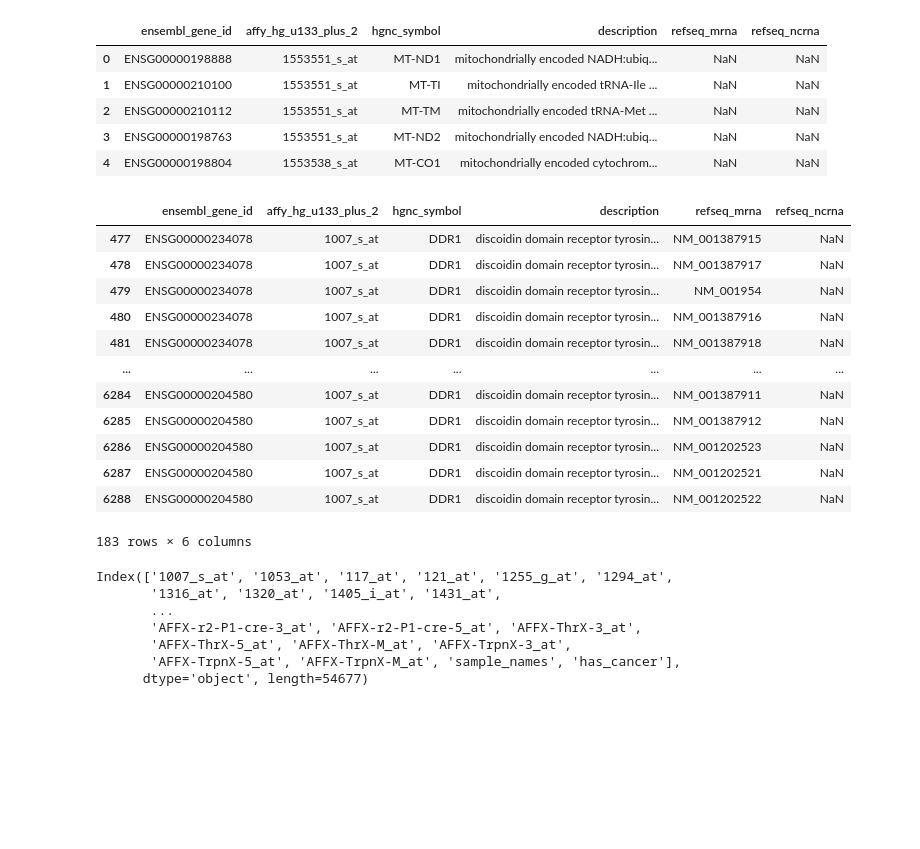
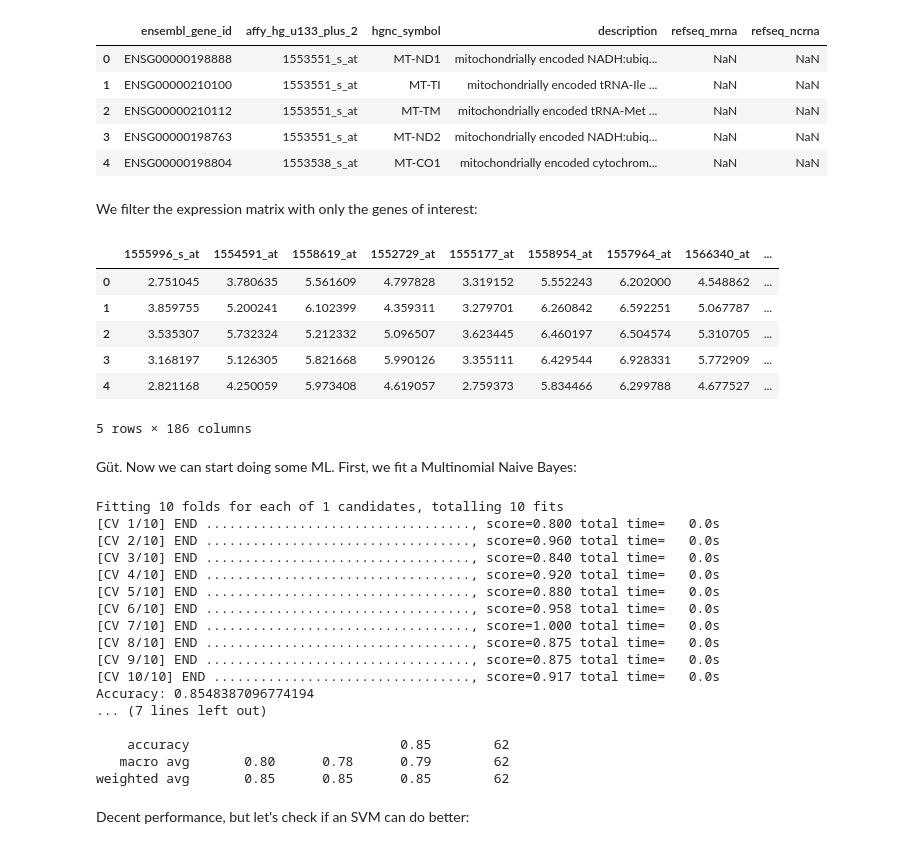
Before and after one commit to annalisaxamin/LBDM, a Jupyter notebook: Python/test_ML.ipynb, the cells around one changed output. Cells and saved outputs as stored; diff of their text form; code cells hidden in the pictures; blank space fills up the shorter version.

```diff
--- a/Python/test_ML.ipynb
+++ b/Python/test_ML.ipynb
@@ -22,29 +34,5 @@ annotation.head(5)
 | 2 | ENSG00000210112 | 1553551_s_at | MT-TM | mitochondrially encoded tRNA-Met ... | NaN | NaN |
 | 3 | ENSG00000198763 | 1553551_s_at | MT-ND2 | mitochondrially encoded NADH:ubiq... | NaN | NaN |
 | 4 | ENSG00000198804 | 1553538_s_at | MT-CO1 | mitochondrially encoded cytochrom... | NaN | NaN |
-# %%
-annotation[annotation['affy_hg_u133_plus_2'] == '1007_s_at']
-# %% [output]
-|  | ensembl_gene_id | affy_hg_u133_plus_2 | hgnc_symbol | description | refseq_mrna | refseq_ncrna |
-| 477 | ENSG00000234078 | 1007_s_at | DDR1 | discoidin domain receptor tyrosin... | NM_001387915 | NaN |
-| 478 | ENSG00000234078 | 1007_s_at | DDR1 | discoidin domain receptor tyrosin... | NM_001387917 | NaN |
-| 479 | ENSG00000234078 | 1007_s_at | DDR1 | discoidin domain receptor tyrosin... | NM_001954 | NaN |
-| 480 | ENSG00000234078 | 1007_s_at | DDR1 | discoidin domain receptor tyrosin... | NM_001387916 | NaN |
-| 481 | ENSG00000234078 | 1007_s_at | DDR1 | discoidin domain receptor tyrosin... | NM_001387918 | NaN |
-| ... | ... | ... | ... | ... | ... | ... |
-| 6284 | ENSG00000204580 | 1007_s_at | DDR1 | discoidin domain receptor tyrosin... | NM_001387911 | NaN |
-| 6285 | ENSG00000204580 | 1007_s_at | DDR1 | discoidin domain receptor tyrosin... | NM_001387912 | NaN |
-| 6286 | ENSG00000204580 | 1007_s_at | DDR1 | discoidin domain receptor tyrosin... | NM_001202523 | NaN |
-| 6287 | ENSG00000204580 | 1007_s_at | DDR1 | discoidin domain receptor tyrosin... | NM_001202521 | NaN |
-| 6288 | ENSG00000204580 | 1007_s_at | DDR1 | discoidin domain receptor tyrosin... | NM_001202522 | NaN |
-183 rows × 6 columns
-# %%
-expression_matrix.columns.unique()
-# %% [output]
-Index(['1007_s_at', '1053_at', '117_at', '121_at', '1255_g_at', '1294_at',
-       '1316_at', '1320_at', '1405_i_at', '1431_at',
-       ...
-       'AFFX-r2-P1-cre-3_at', 'AFFX-r2-P1-cre-5_at', 'AFFX-ThrX-3_at',
-       'AFFX-ThrX-5_at', 'AFFX-ThrX-M_at', 'AFFX-TrpnX-3_at',
-       'AFFX-TrpnX-5_at', 'AFFX-TrpnX-M_at', 'sample_names', 'has_cancer'],
-      dtype='object', length=54677)
+# %% [markdown]
+We filter the expression matrix with only the genes of interest:
@@ -50,0 +46,11 @@ Index(['1007_s_at', '1053_at', '117_at', '121_at', '1255_g_at', '1294_at',
+# %%
+expression_matrix_filtered["has_cancer"] = expression_matrix["has_cancer"]
+expression_matrix_filtered.head(5)
+# %% [output]
+|  | 1555996_s_at | 1554591_at | 1558619_at | 1552729_at | 1555177_at | 1558954_at | 1557964_at | 1566340_at | ... |
+| 0 | 2.751045 | 3.780635 | 5.561609 | 4.797828 | 3.319152 | 5.552243 | 6.202000 | 4.548862 | ... |
+| 1 | 3.859755 | 5.200241 | 6.102399 | 4.359311 | 3.279701 | 6.260842 | 6.592251 | 5.067787 | ... |
+| 2 | 3.535307 | 5.732324 | 5.212332 | 5.096507 | 3.623445 | 6.460197 | 6.504574 | 5.310705 | ... |
+| 3 | 3.168197 | 5.126305 | 5.821668 | 5.990126 | 3.355111 | 6.429544 | 6.928331 | 5.772909 | ... |
+| 4 | 2.821168 | 4.250059 | 5.973408 | 4.619057 | 2.759373 | 5.834466 | 6.299788 | 4.677527 | ... |
+5 rows × 186 columns
@@ -50,0 +60,38 @@ Index(['1007_s_at', '1053_at', '117_at', '121_at', '1255_g_at', '1294_at',
+# %% [markdown]
+Güt. Now we can start doing some ML. First, we fit a Multinomial Naive Bayes:
+# %%
+X_train, X_test, Y_train, Y_test = train_test_split(
+    expression_matrix_filtered.drop(['has_cancer'], axis=1), expression_matrix_filtered['has_cancer'], test_size=0.2, random_state=226506)
+
+tuned_nb = GridSearchCV(MultinomialNB(), {}, refit=True, cv=10, verbose=4)
+tuned_nb.fit(X_train, Y_train)
+
+preds_mnb = tuned_nb.predict(X_test)
+
+preds_mnb = preds_mnb.astype(int)
+Y_test = Y_test.astype(int)
+print(f"Accuracy: {metrics.accuracy_score(Y_test, preds_mnb)}")
+print(f"Precision: {metrics.precision_score(Y_test, preds_mnb)}")
+print(f"Recall: {metrics.recall_score(Y_test, preds_mnb)}")
+print(f"F1: {metrics.f1_score(Y_test, preds_mnb)}")
+print(metrics.classification_report(Y_test, preds_mnb))
+# %% [output]
+Fitting 10 folds for each of 1 candidates, totalling 10 fits
+[CV 1/10] END .................................., score=0.800 total time=   0.0s
+[CV 2/10] END .................................., score=0.960 total time=   0.0s
+[CV 3/10] END .................................., score=0.840 total time=   0.0s
+[CV 4/10] END .................................., score=0.920 total time=   0.0s
+[CV 5/10] END .................................., score=0.880 total time=   0.0s
+[CV 6/10] END .................................., score=0.958 total time=   0.0s
+[CV 7/10] END .................................., score=1.000 total time=   0.0s
+[CV 8/10] END .................................., score=0.875 total time=   0.0s
+[CV 9/10] END .................................., score=0.875 total time=   0.0s
+[CV 10/10] END ................................., score=0.917 total time=   0.0s
+Accuracy: 0.8548387096774194
+... (7 lines left out)
+
+    accuracy                           0.85        62
+   macro avg       0.80      0.78      0.79        62
+weighted avg       0.85      0.85      0.85        62
+# %% [markdown]
+Decent performance, but let's check if an SVM can do better:
```
Also changed, not shown: parts of 21 cells of this notebook.
